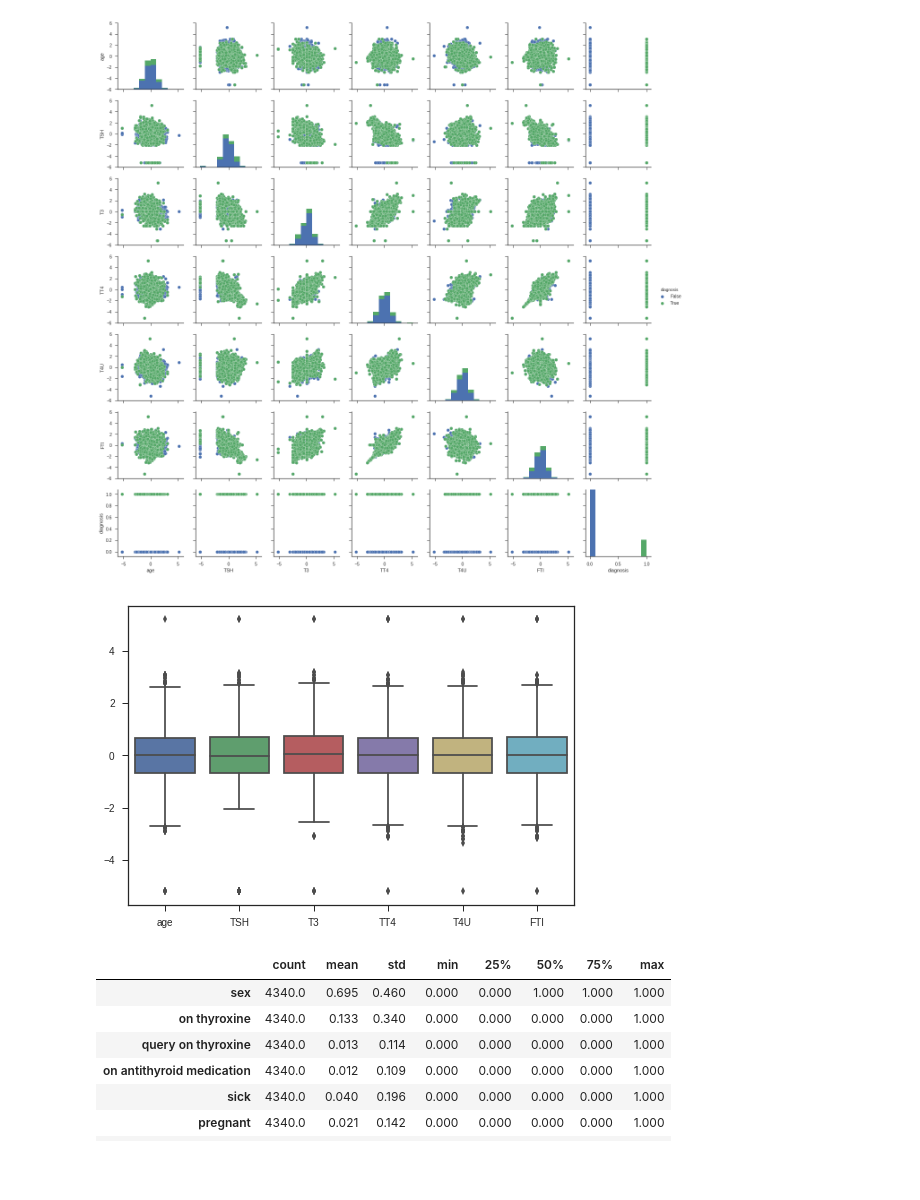
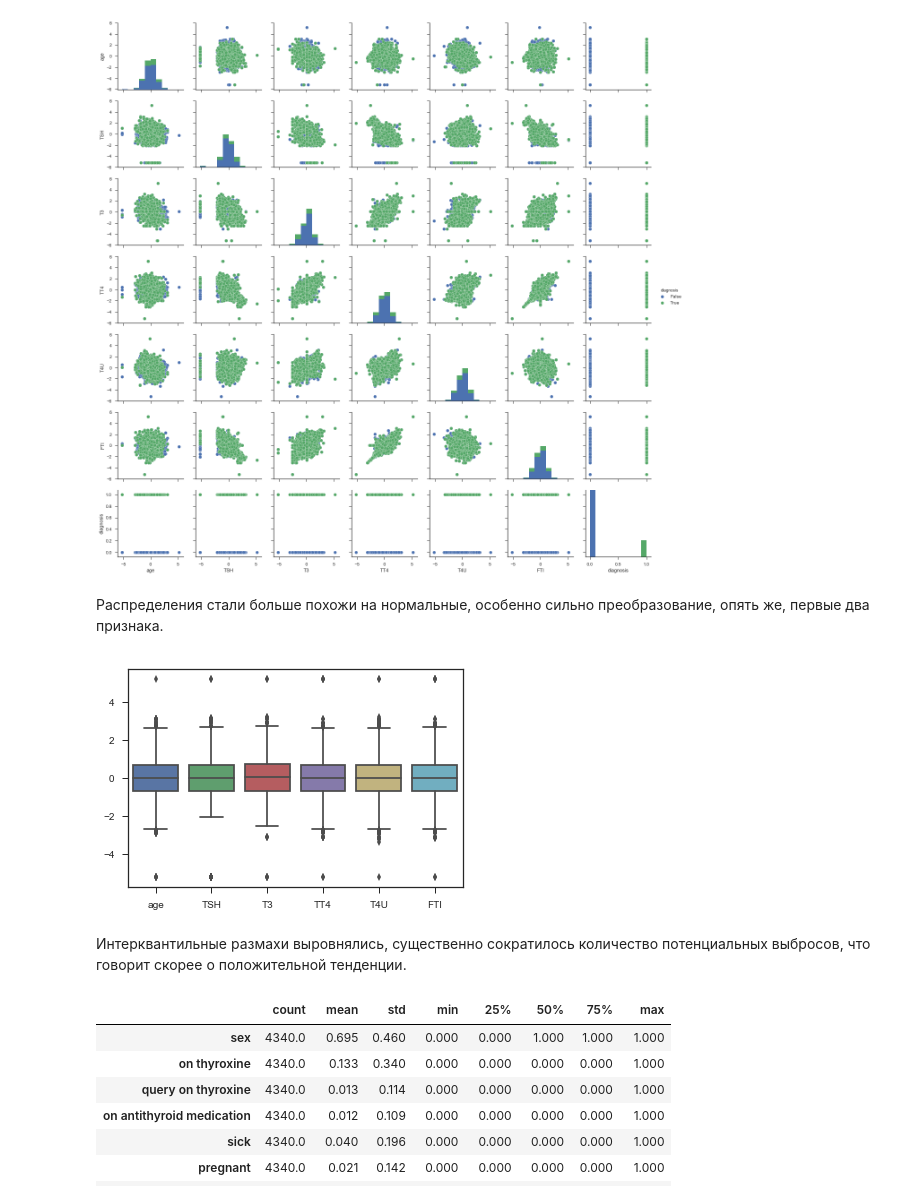
Before and after one commit to IooHooI/CLASSIFICATION_1, a Jupyter notebook: notebooks/SOLUTION.ipynb, the cells around one changed output. Drawn from its saved outputs; the diff is of its cells as text; code cells hidden in the pictures; blank space fills up the shorter version.

```diff
--- a/notebooks/SOLUTION.ipynb
+++ b/notebooks/SOLUTION.ipynb
@@ -601,11 +613,15 @@ sns.pairplot(pd.concat([X_part_to_normalize, y], axis=1), hue='diagnosis')
 plt.show()
 # %% [output]
 [figure]
+# %% [markdown]
+Распределения стали больше похожи на нормальные, особенно сильно преобразование, опять же, первые два признака.
 # %%
-sns.boxplot(X_part_to_normalize)
+sns.boxplot(data=X_part_to_normalize)
 plt.show()
 # %% [output]
-[figure, old version]
+[figure, new version]
+# %% [markdown]
+Интерквантильные размахи выровнялись, существенно сократилось количество потенциальных выбросов, что говорит скорее о положительной тенденции.
 # %%
 X.drop(columns_to_normalize, axis='columns', inplace=True)
 # %%
```
Also changed, not shown: parts of 22 cells of this notebook.
